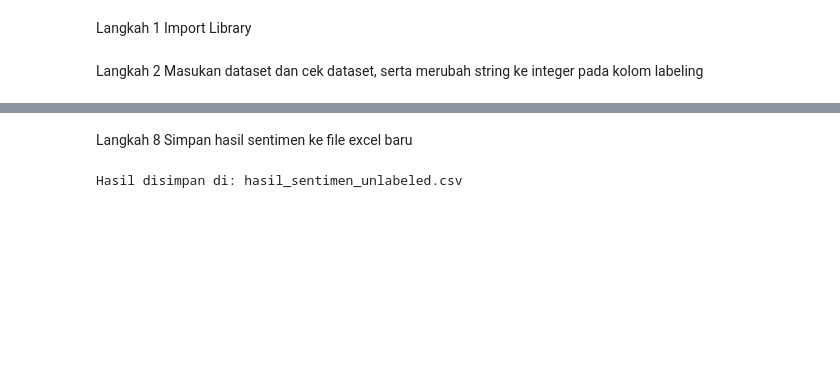
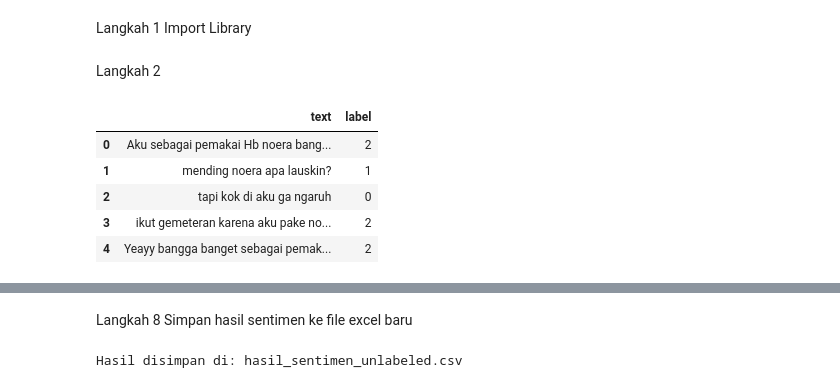
Before and after one commit to HFM007/Analisis-Sentimen-dengan-IndoBERT-dan-IndoRoberta, a Jupyter notebook: IndoRoberta.ipynb, the cells around one changed output, grey strips where cells are left out. Saved outputs shown, nothing was run; the diff lists cells and outputs as text; code cells hidden in the pictures; blank space fills up the shorter version.

```diff
--- a/IndoRoberta.ipynb
+++ b/IndoRoberta.ipynb
@@ -10,21 +11,20 @@ from sklearn.model_selection import train_test_split
 # %% [markdown]
-Langkah 2 Masukan dataset dan cek dataset, serta merubah string ke integer pada kolom labeling
+Langkah 2
 # %%
-# df_labeled = pd.read_csv('ada labelnya - Sheet1.csv')
-# df_unlabeled = pd.read_csv('gaada labelnya - Sheet1.csv')
-
-# df_unlabeled = df_unlabeled.rename(columns={"Data Komentar TIKTOK": "text"})
-
-# df_labeled["Labeling"] = df_labeled["Labeling"].str.lower().map({"netral": 0, "negatif": 1, "positif": 2})
-
-# print("Dataset Labeled:")
-# df_labeled.head()
-
 df_train = pd.read_csv("ada labelnya - Sheet1.csv")
 df_train = df_train.rename(columns={"Data Komentar TIKTOK": "text", "Labeling": "label"})
 label_map = {"negatif": 0, "netral": 1, "positif": 2}
 df_train = df_train[df_train["label"].isin(label_map.keys())]
 df_train["label"] = df_train["label"].map(label_map)
+
+df_train.head()
+# %% [output]
+|  | text | label |
+| 0 | Aku sebagai pemakai Hb noera bang... | 2 |
+| 1 | mending noera apa lauskin? | 1 |
+| 2 | tapi kok di aku ga ngaruh | 0 |
+| 3 | ikut gemeteran karena aku pake no... | 2 |
+| 4 | Yeayy bangga banget sebagai pemak... | 2 |
 # %%
 # print("Dataset Unlabeled:")
 # df_unlabeled.head()
```
Also changed, not shown: parts of 13 cells of this notebook.
